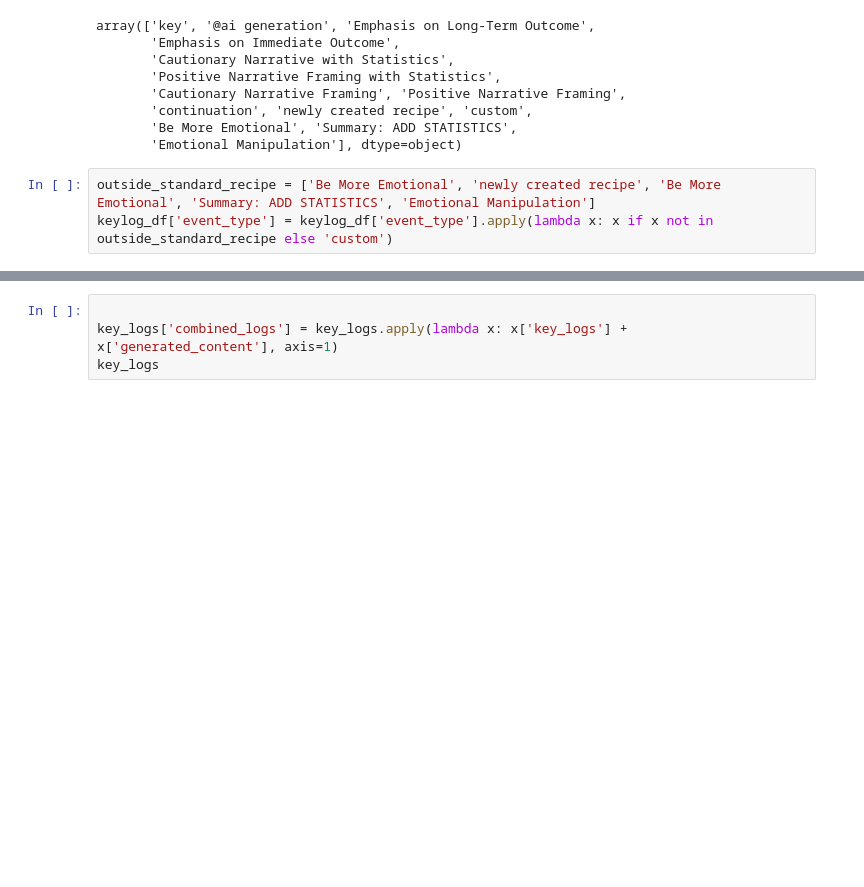
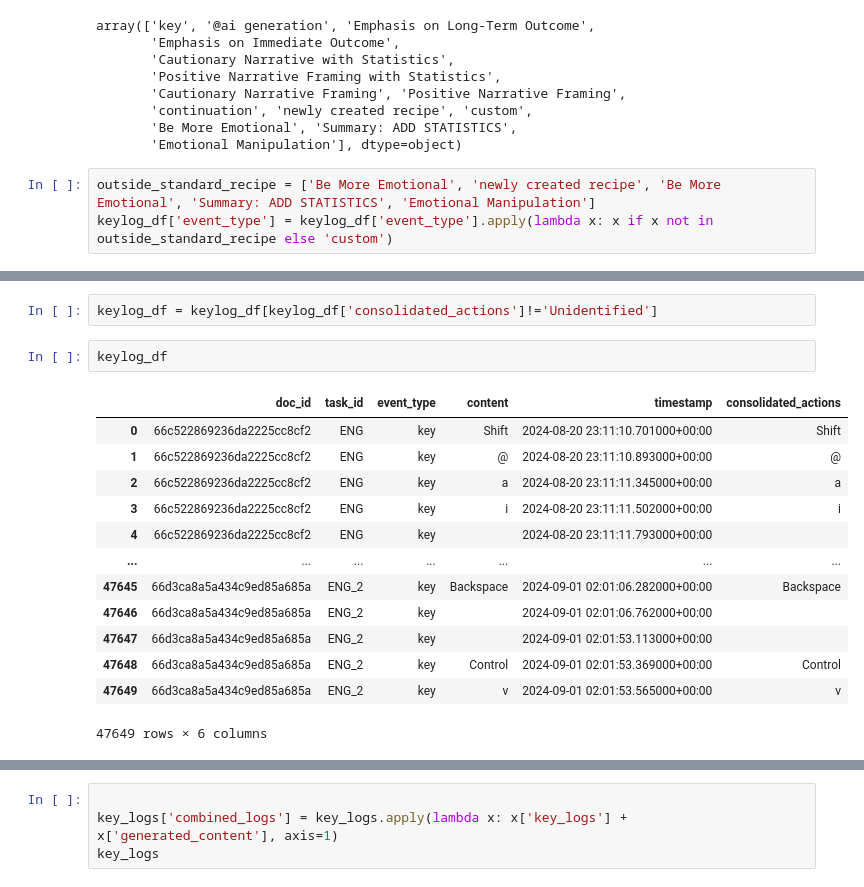
Before and after one commit to shreyan2020/cillm, a Jupyter notebook: analysis/notebooks/4_writing_task_consolidated.ipynb, the cells around one changed output, grey strips where cells are left out. Drawn from its saved outputs; the diff is of its cells as text; blank space fills up the shorter version.

```diff
--- a/analysis/notebooks/4_writing_task_consolidated.ipynb
+++ b/analysis/notebooks/4_writing_task_consolidated.ipynb
@@ -707,0 +742,18 @@ keylog_df
+# %%
+keylog_df = keylog_df[keylog_df['consolidated_actions']!='Unidentified']
+# %%
+keylog_df
+# %% [output]
+|  | doc_id | task_id | event_type | content | timestamp | consolidated_actions |
+| 0 | 66c522869236da2225cc8cf2 | ENG | key | Shift | 2024-08-20 23:11:10.701000+00:00 | Shift |
+| 1 | 66c522869236da2225cc8cf2 | ENG | key | @ | 2024-08-20 23:11:10.893000+00:00 | @ |
+| 2 | 66c522869236da2225cc8cf2 | ENG | key | a | 2024-08-20 23:11:11.345000+00:00 | a |
+| 3 | 66c522869236da2225cc8cf2 | ENG | key | i | 2024-08-20 23:11:11.502000+00:00 | i |
+| 4 | 66c522869236da2225cc8cf2 | ENG | key |  | 2024-08-20 23:11:11.793000+00:00 |  |
+| ... | ... | ... | ... | ... | ... | ... |
+| 47645 | 66d3ca8a5a434c9ed85a685a | ENG_2 | key | Backspace | 2024-09-01 02:01:06.282000+00:00 | Backspace |
+| 47646 | 66d3ca8a5a434c9ed85a685a | ENG_2 | key |  | 2024-09-01 02:01:06.762000+00:00 |  |
+| 47647 | 66d3ca8a5a434c9ed85a685a | ENG_2 | key |  | 2024-09-01 02:01:53.113000+00:00 |  |
+| 47648 | 66d3ca8a5a434c9ed85a685a | ENG_2 | key | Control | 2024-09-01 02:01:53.369000+00:00 | Control |
+| 47649 | 66d3ca8a5a434c9ed85a685a | ENG_2 | key | v | 2024-09-01 02:01:53.565000+00:00 | v |
+47649 rows × 6 columns
```
Also changed, not shown: parts of 29 cells of this notebook, 42 other files.
